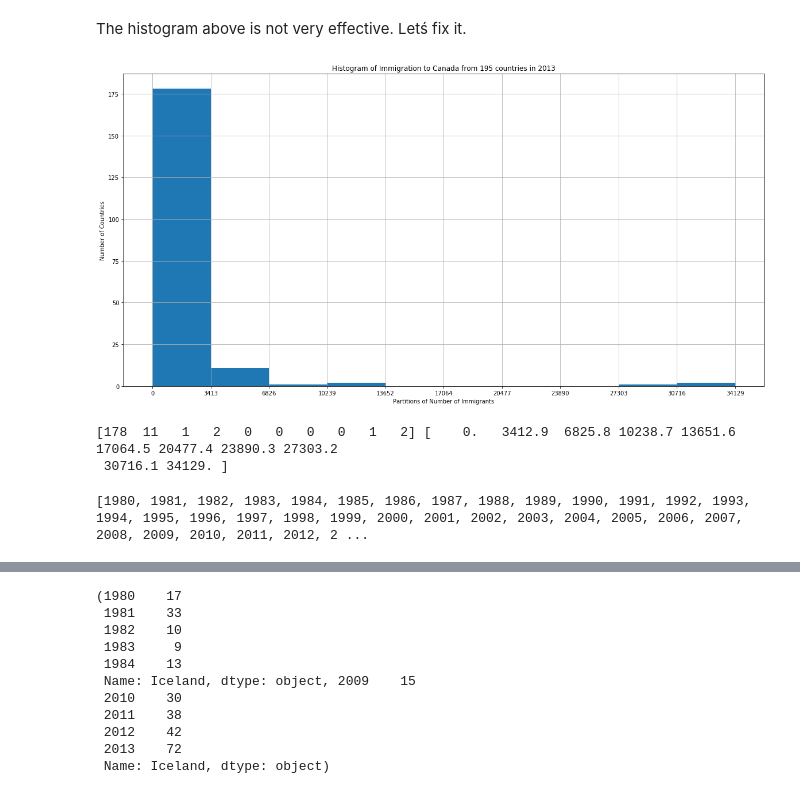
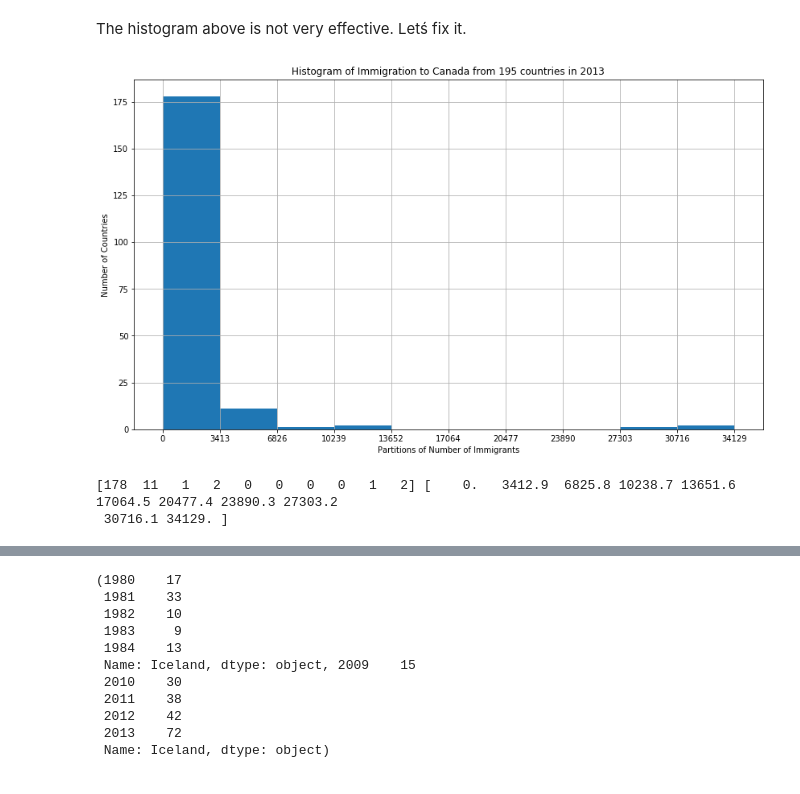
Before and after one commit to Gus-Viola/IBM-DV0101EN, a Jupyter notebook: 02 Second Module.ipynb, the cells around one changed output, grey strips where cells are left out. Cells and saved outputs as stored; diff of their text form; code cells hidden in the pictures.

```diff
--- a/02 Second Module.ipynb
+++ b/02 Second Module.ipynb
@@ -125,26 +181,22 @@ The histogram above is not very effective. Letś fix it.
 import numpy as np
 # %%
 count, bin_edges = np.histogram(df_canada[2013]) #this numpy function gives nicer bin-edges; count is unused
+# default is 10 bins
 
-df_canada[2013].plot(kind = "hist", xticks = bin_edges, figsize=(20,10)) #xticks now is bin_edges
+df_canada[2013].plot(kind = "hist", xticks = bin_edges, figsize=(14,8)) #xticks now is bin_edges
 
 # plt.grid(zorder = 5)
 # plt.bar(bin_edges, 195, zorder = 0) #z-order did not work well
 plt.grid()
 plt.title("Histogram of Immigration to Canada from 195 countries in 2013")
 plt.ylabel("Number of Countries")
 plt.xlabel("Partitions of Number of Immigrants")
 
 plt.savefig(ExportPath+"Improved Histogram of 195 countries.png")
 # %% [output]
-[figure, old version]
+[figure, new version]
 # %%
 print(count, bin_edges) #two arrays are returned, naturally
 # %% [output]
 [178  11   1   2   0   0   0   0   1   2] [    0.   3412.9  6825.8 10238.7 13651.6 17064.5 20477.4 23890.3 27303.2
  30716.1 34129. ]
-# %%
-years = list(map(int, range(1980, 2014)))
-print(years)
-# %% [output]
-[1980, 1981, 1982, 1983, 1984, 1985, 1986, 1987, 1988, 1989, 1990, 1991, 1992, 1993, 1994, 1995, 1996, 1997, 1998, 1999, 2000, 2001, 2002, 2003, 2004, 2005, 2006, 2007, 2008, 2009, 2010, 2011, 2012, 2 ...
```
Also changed, not shown: parts of 16 cells of this notebook, 7 other files.
